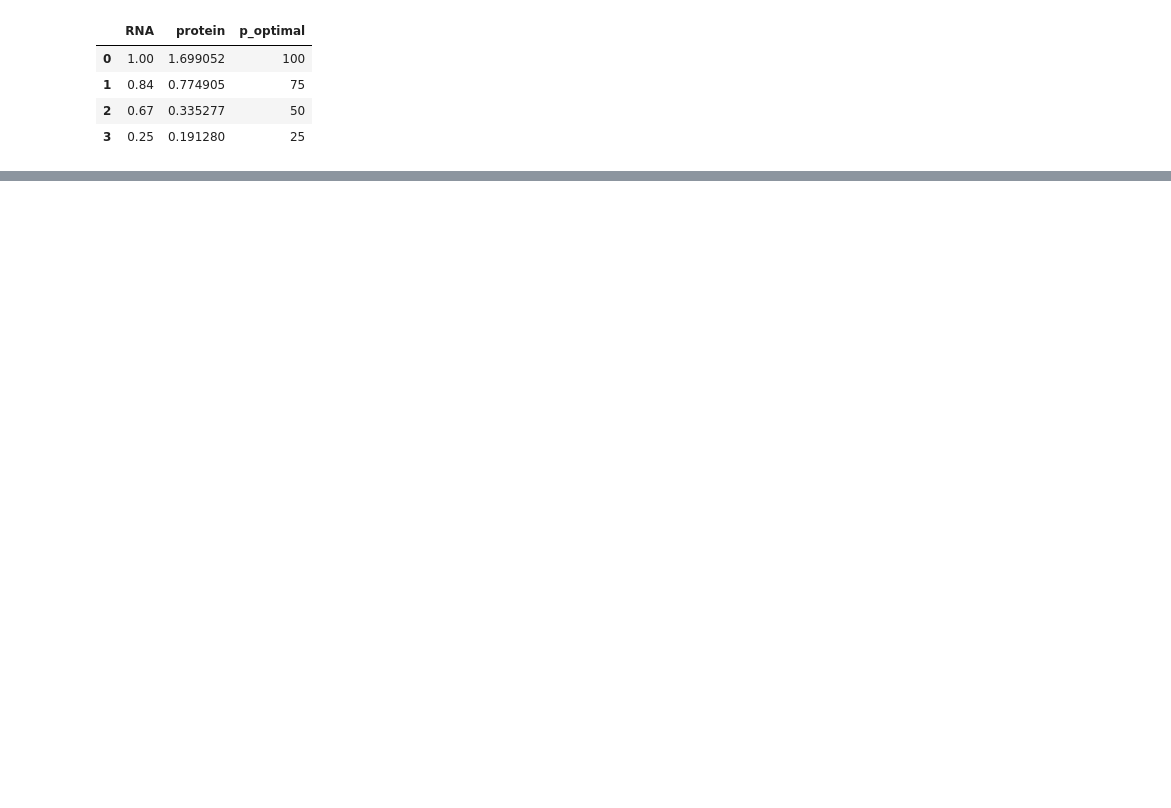
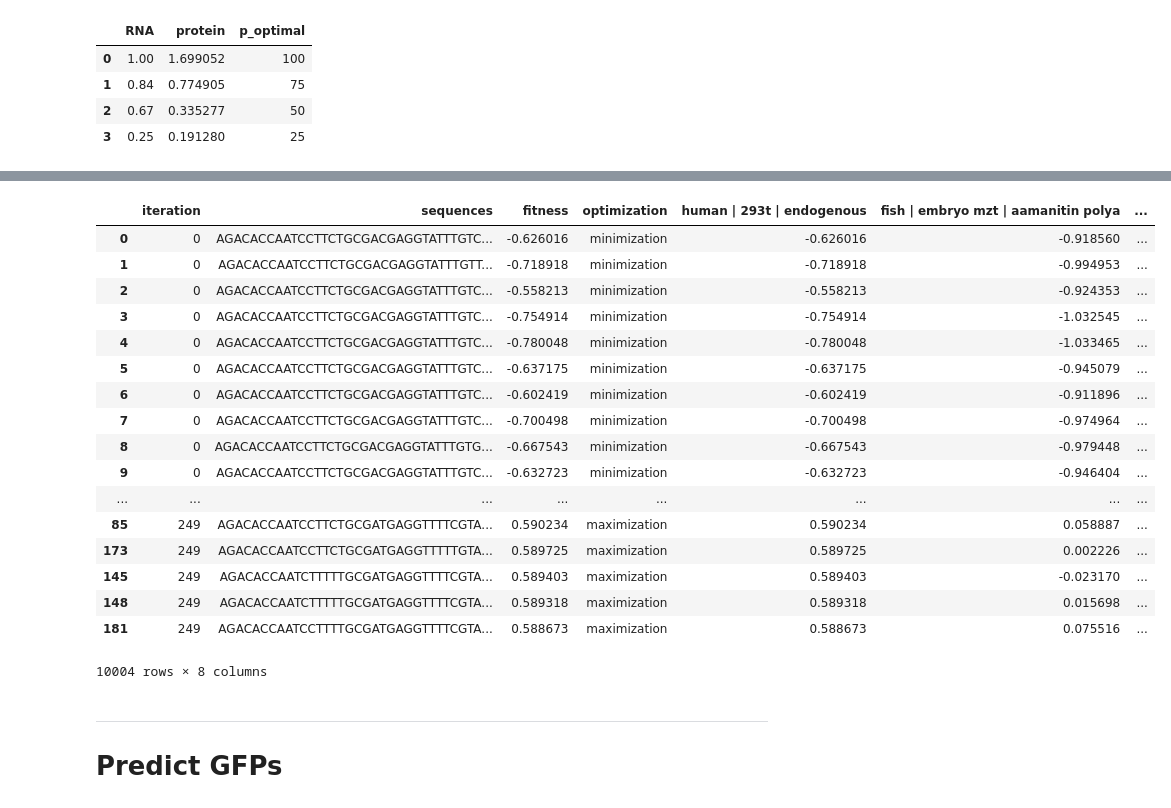
Before and after one commit to santiago1234/MZT-rna-stability, a Jupyter notebook: results/19-05-23-ProteinOptimization/PredictionsReportersWu_et_al.ipynb, the cells around one changed output, grey strips where cells are left out. Cells and saved outputs as stored; diff of their text form; code cells hidden in the pictures; blank space fills up the shorter version.

Commit message:
Protein optimization, DONE!

```diff
--- a/results/19-05-23-ProteinOptimization/PredictionsReportersWu_et_al.ipynb
+++ b/results/19-05-23-ProteinOptimization/PredictionsReportersWu_et_al.ipynb
@@ -75,0 +134,21 @@ results.to_csv("results_data/predict_silent_reporters.csv", index=False)
+# %%
+search_path
+# %% [output]
+|  | iteration | sequences | fitness | optimization | human | 293t | endogenous | fish | embryo mzt | aamanitin polya | ... |
+| 0 | 0 | AGACACCAATCCTTCTGCGACGAGGTATTTGTC... | -0.626016 | minimization | -0.626016 | -0.918560 | ... |
+| 1 | 0 | AGACACCAATCCTTCTGCGACGAGGTATTTGTT... | -0.718918 | minimization | -0.718918 | -0.994953 | ... |
+| 2 | 0 | AGACACCAATCCTTCTGCGACGAGGTATTTGTC... | -0.558213 | minimization | -0.558213 | -0.924353 | ... |
+| 3 | 0 | AGACACCAATCCTTCTGCGACGAGGTATTTGTC... | -0.754914 | minimization | -0.754914 | -1.032545 | ... |
+| 4 | 0 | AGACACCAATCCTTCTGCGACGAGGTATTTGTC... | -0.780048 | minimization | -0.780048 | -1.033465 | ... |
+| 5 | 0 | AGACACCAATCCTTCTGCGACGAGGTATTTGTC... | -0.637175 | minimization | -0.637175 | -0.945079 | ... |
+| 6 | 0 | AGACACCAATCCTTCTGCGACGAGGTATTTGTC... | -0.602419 | minimization | -0.602419 | -0.911896 | ... |
+| 7 | 0 | AGACACCAATCCTTCTGCGACGAGGTATTTGTC... | -0.700498 | minimization | -0.700498 | -0.974964 | ... |
+| 8 | 0 | AGACACCAATCCTTCTGCGACGAGGTATTTGTG... | -0.667543 | minimization | -0.667543 | -0.979448 | ... |
+| 9 | 0 | AGACACCAATCCTTCTGCGACGAGGTATTTGTC... | -0.632723 | minimization | -0.632723 | -0.946404 | ... |
+| ... | ... | ... | ... | ... | ... | ... | ... |
+| 85 | 249 | AGACACCAATCCTTCTGCGATGAGGTTTTCGTA... | 0.590234 | maximization | 0.590234 | 0.058887 | ... |
+| 173 | 249 | AGACACCAATCCTTCTGCGATGAGGTTTTTGTA... | 0.589725 | maximization | 0.589725 | 0.002226 | ... |
+| 145 | 249 | AGACACCAATCTTTTTGCGATGAGGTTTTCGTA... | 0.589403 | maximization | 0.589403 | -0.023170 | ... |
+| 148 | 249 | AGACACCAATCTTTTTGCGATGAGGTTTTCGTA... | 0.589318 | maximization | 0.589318 | 0.015698 | ... |
+| 181 | 249 | AGACACCAATCCTTTTGCGATGAGGTTTTCGTA... | 0.588673 | maximization | 0.588673 | 0.075516 | ... |
+10004 rows × 8 columns
@@ -75,0 +182,4 @@ results.to_csv("results_data/predict_silent_reporters.csv", index=False)
+# %% [markdown]
+
+***
+# Predict GFPs
```
Also changed, not shown: parts of 12 cells of this notebook, 5 other files.
